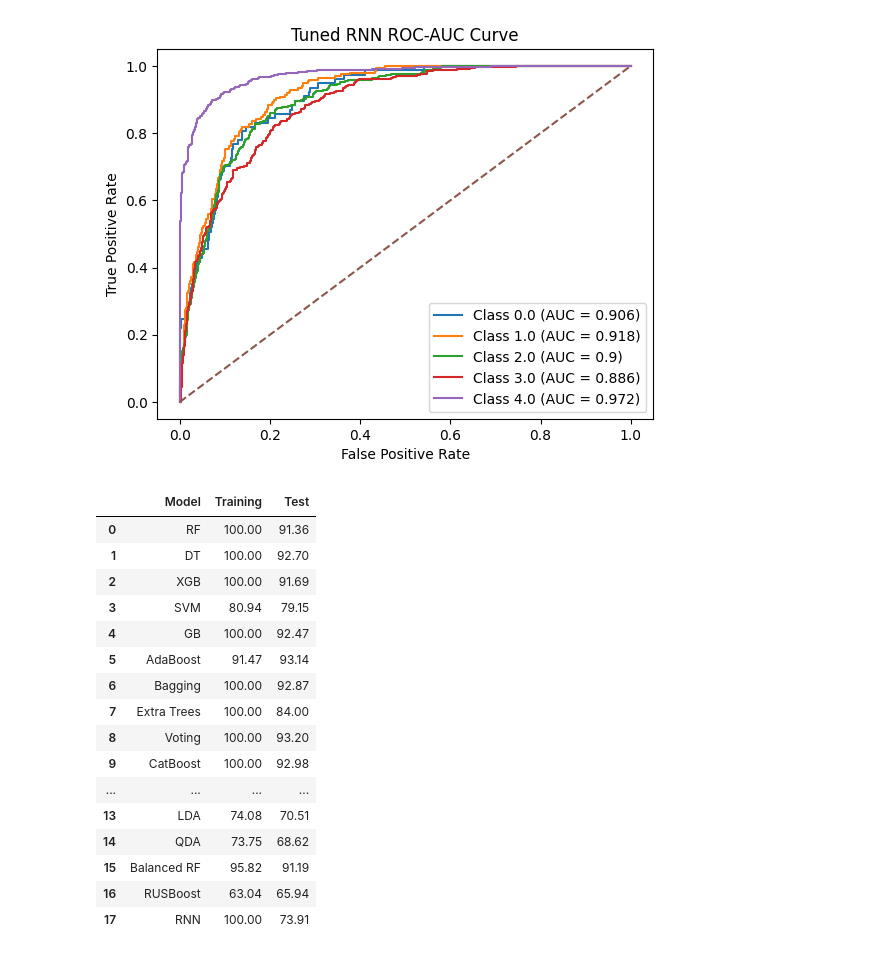
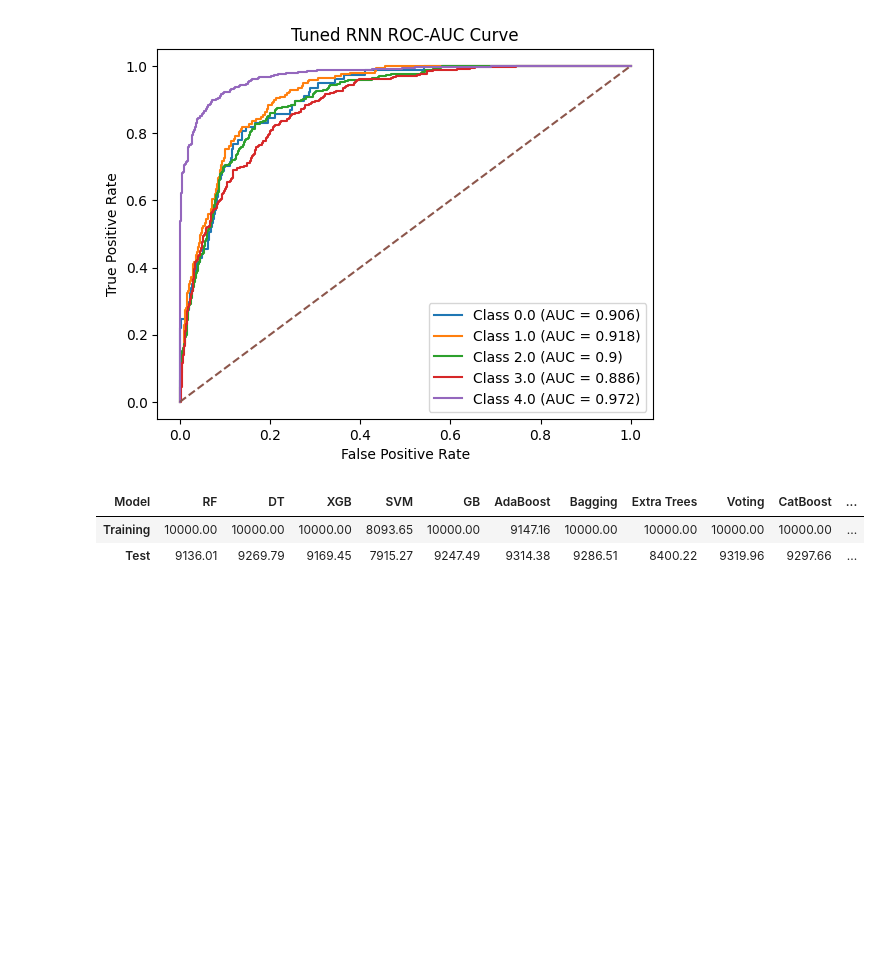
Before and after one commit to samifahim07/EduIntel-Intelligent-Student-Performance-Analytics, a Jupyter notebook: student-performance.ipynb, the cells around one changed output. Drawn from its saved outputs; the diff is of its cells as text; code cells hidden in the pictures; blank space fills up the shorter version.

Commit message:
Update model performance table in student-performance notebook
- Increment execution count for the relevant cell.
- Modify the performance table to include additional models and their training and test scores.
- Adjust the formatting of the output DataFrame for better readability.
- Scale training and test scores by multiplying by 100 and round to two decimal places.

```diff
--- a/student-performance.ipynb
+++ b/student-performance.ipynb
@@ -3512,48 +3512,38 @@ table = {
         rnn.score(xtrain_scaled, ytrain)*100
     ],
 
     "Test": [
         rf.score(xtest, ytest)*100,
         dt.score(xtest, ytest)*100,
         xgb.score(xtest, ytest)*100,
         svm.score(xtest, ytest)*100,
         gb.score(xtest, ytest)*100,
         ada.score(xtest, ytest)*100,
         bc.score(xtest, ytest)*100,
         etc.score(xtest, ytest)*100,
         vt.score(xtest, ytest)*100,
         cat.score(xtest, ytest)*100,
         lgbm.score(xtest, ytest)*100,
         hgb.score(xtest, ytest)*100,
         nb.score(xtest, ytest)*100,
         lda.score(xtest, ytest)*100,
         qda.score(xtest, ytest)*100,
         brf.score(xtest, ytest)*100,
         rus.score(xtest, ytest)*100,
         rnn.score(xtest_scaled, ytest)*100
     ]
 }
+df = pd.DataFrame(table)
 
-df = pd.DataFrame(table)
+df["Training"] = df["Training"] * 100
+df["Test"] = df["Test"] * 100
 
 df = df.round(2)
 
+df = df.set_index("Model").T
+
 df
 # %% [output]
-|  | Model | Training | Test |
-| 0 | RF | 100.00 | 91.36 |
-| 1 | DT | 100.00 | 92.70 |
-| 2 | XGB | 100.00 | 91.69 |
-| 3 | SVM | 80.94 | 79.15 |
-| 4 | GB | 100.00 | 92.47 |
-| 5 | AdaBoost | 91.47 | 93.14 |
-| 6 | Bagging | 100.00 | 92.87 |
-| 7 | Extra Trees | 100.00 | 84.00 |
-| 8 | Voting | 100.00 | 93.20 |
-| 9 | CatBoost | 100.00 | 92.98 |
-| ... | ... | ... | ... |
-| 13 | LDA | 74.08 | 70.51 |
-| 14 | QDA | 73.75 | 68.62 |
-| 15 | Balanced RF | 95.82 | 91.19 |
-| 16 | RUSBoost | 63.04 | 65.94 |
-| 17 | RNN | 100.00 | 73.91 |
+| Model | RF | DT | XGB | SVM | GB | AdaBoost | Bagging | Extra Trees | Voting | CatBoost | ... |
+| Training | 10000.00 | 10000.00 | 10000.00 | 8093.65 | 10000.00 | 9147.16 | 10000.00 | 10000.00 | 10000.00 | 10000.00 | ... |
+| Test | 9136.01 | 9269.79 | 9169.45 | 7915.27 | 9247.49 | 9314.38 | 9286.51 | 8400.22 | 9319.96 | 9297.66 | ... |
```
